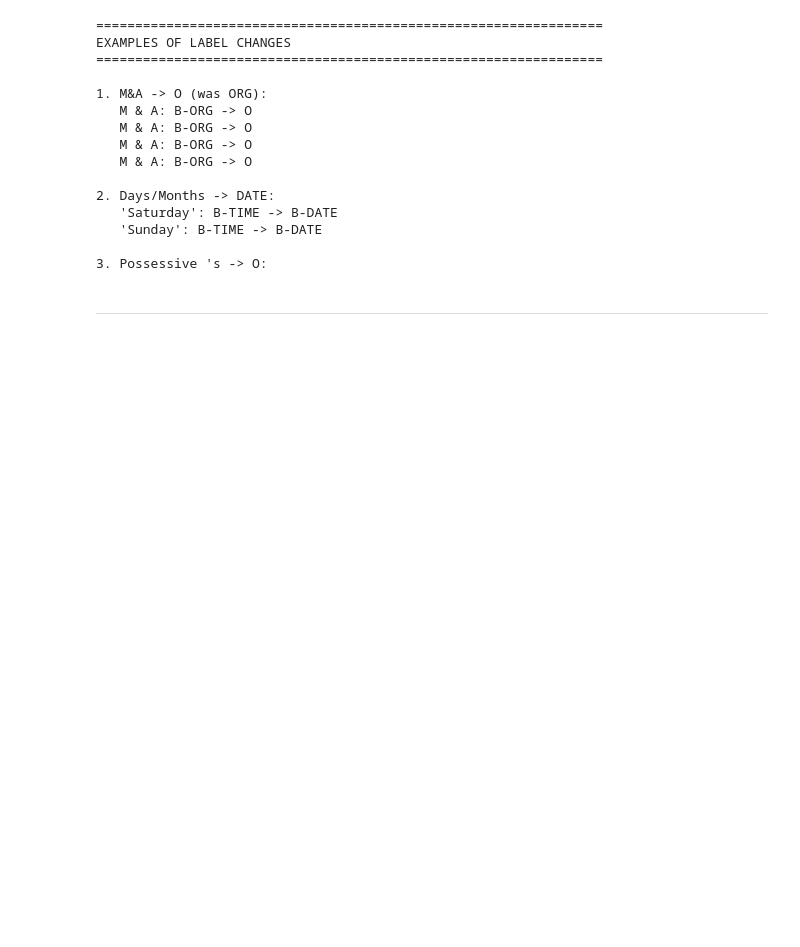
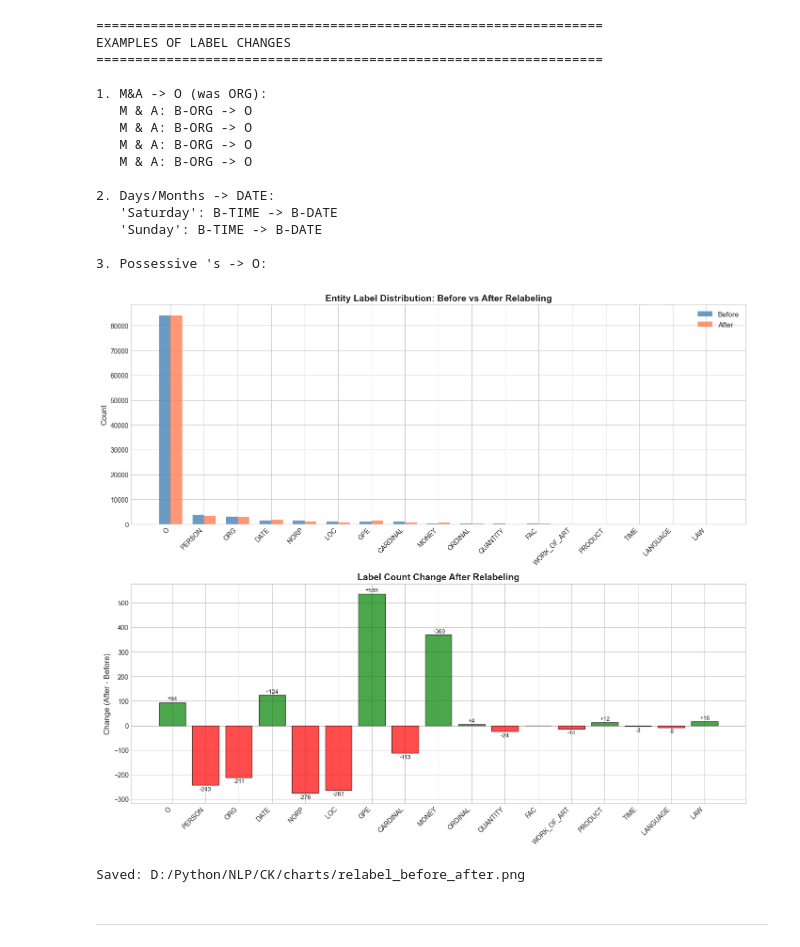
Before and after one commit to duyhoang17930/Named-Entity-Recognition, a Jupyter notebook: CK/Day4.5_Relabel.ipynb, the cells around one changed output. Drawn from its saved outputs; the diff is of its cells as text; code cells hidden in the pictures; blank space fills up the shorter version.

```diff
--- a/CK/Day4.5_Relabel.ipynb
+++ b/CK/Day4.5_Relabel.ipynb
@@ -213,7 +213,7 @@ Output: dataset_fixed_v15.csv
 # Compare BEFORE and AFTER relabeling
 # Load data
 df_before = pd.read_csv('input.csv')
-df_after = pd.read_csv('dataset_fixed_v15.csv')
+df_after = pd.read_csv('final_data.csv')
 
 # Get label counts (remove B-/I- prefix)
 def get_label_counts(df):
@@ -373,5 +373,82 @@ EXAMPLES OF LABEL CHANGES
    'Sunday': B-TIME -> B-DATE
 
 3. Possessive 's -> O:
+# %%
+# Bar Chart Visualization: Before vs After Relabeling
+import matplotlib.pyplot as plt
+import seaborn as sns
+import pandas as pd
+import ast
+from collections import Counter
+
+plt.style.use('seaborn-v0_8-whitegrid')
+sns.set_palette('husl')
+
+# Load data
+df_before = pd.read_csv('D:/Python/NLP/CK/input.csv')
+df_after = pd.read_csv('D:/Python/NLP/CK/final_data.csv')
+
+# Get label counts (remove B-/I- prefix)
+def get_label_counts(df):
+    counts = {}
+    for l in df['labels']:
+        for label in ast.literal_eval(l):
+            entity = label[2:] if label.startswith('B-') or label.startswith('I-') else label
+            counts[entity] = counts.get(entity, 0) + 1
+    return counts
+
+counts_before = get_label_counts(df_before)
+counts_after = get_label_counts(df_after)
+
+all_entities = sorted(set(counts_before.keys()) | set(counts_after.keys()))
+
+# Create comparison dataframe
+comp_data = []
+for e in all_entities:
+    comp_data.append({
+        'Entity': e,
+        'Before': counts_before.get(e, 0),
+        'After': counts_after.get(e, 0),
+        'Change': counts_after.get(e, 0) - counts_before.get(e, 0)
+    })
+comp_df = pd.DataFrame(comp_data)
+comp_df = comp_df.sort_values('Before', ascending=False)
+
+# Create figure with 2 subplots
+fig, axes = plt.subplots(2, 1, figsize=(14, 12))
+
+# Subplot 1: Side-by-side bar chart
+x = range(len(comp_df))
+width = 0.35
+axes[0].bar([i - width/2 for i in x], comp_df['Before'], width, label='Before', color='steelblue', alpha=0.8)
+axes[0].bar([i + width/2 for i in x], comp_df['After'], width, label='After', color='coral', alpha=0.8)
+axes[0].set_xticks(x)
+axes[0].set_xticklabels(comp_df['Entity'], rotation=45, ha='right', fontsize=10)
+axes[0].set_ylabel('Count', fontsize=12)
+axes[0].set_title('Entity Label Distribution: Before vs After Relabeling', fontsize=14, fontweight='bold')
+axes[0].legend(loc='upper right', fontsize=11)
+
+# Subplot 2: Change bar chart
+colors = ['green' if d > 0 else 'red' for d in comp_df['Change']]
+bars = axes[1].bar(comp_df['Entity'], comp_df['Change'], color=colors, alpha=0.7, edgecolor='black')
+axes[1].axhline(0, color='black', linestyle='-', linewidth=0.5)
+axes[1].set_xticklabels(comp_df['Entity'], rotation=45, ha='right', fontsize=10)
+axes[1].set_ylabel('Change (After - Before)', fontsize=12)
+axes[1].set_title('Label Count Change After Relabeling', fontsize=14, fontweight='bold')
+
+# Add value labels on bars
+for bar, val in zip(bars, comp_df['Change']):
+    ypos = bar.get_height()
+    if ypos != 0:
+        axes[1].text(bar.get_x() + bar.get_width()/2, ypos + (2 if ypos > 0 else -5),
+                    f'{val:+d}', ha='center', va='bottom' if ypos > 0 else 'top', fontsize=9)
+
+plt.tight_layout()
+plt.savefig('D:/Python/NLP/CK/charts/relabel_before_after.png', dpi=150, bbox_inches='tight')
+plt.show()
+print('Saved: D:/Python/NLP/CK/charts/relabel_before_after.png')
+# %% [output]
+[figure, added]
+Saved: D:/Python/NLP/CK/charts/relabel_before_after.png
 # %% [markdown]
 ---
```
Also changed, not shown: 11 other files.
